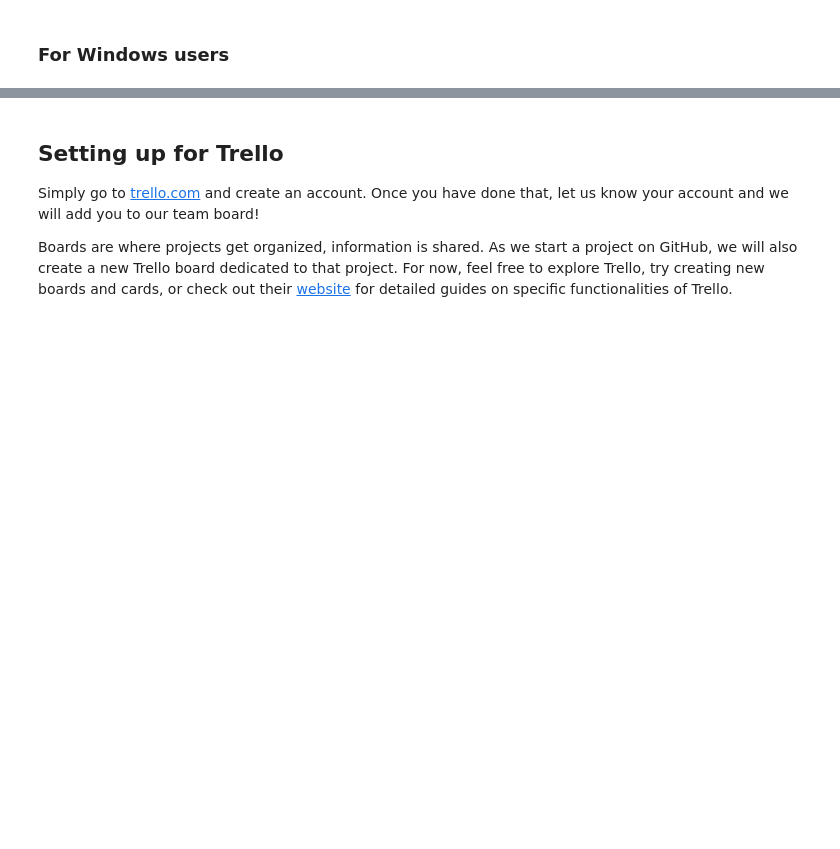
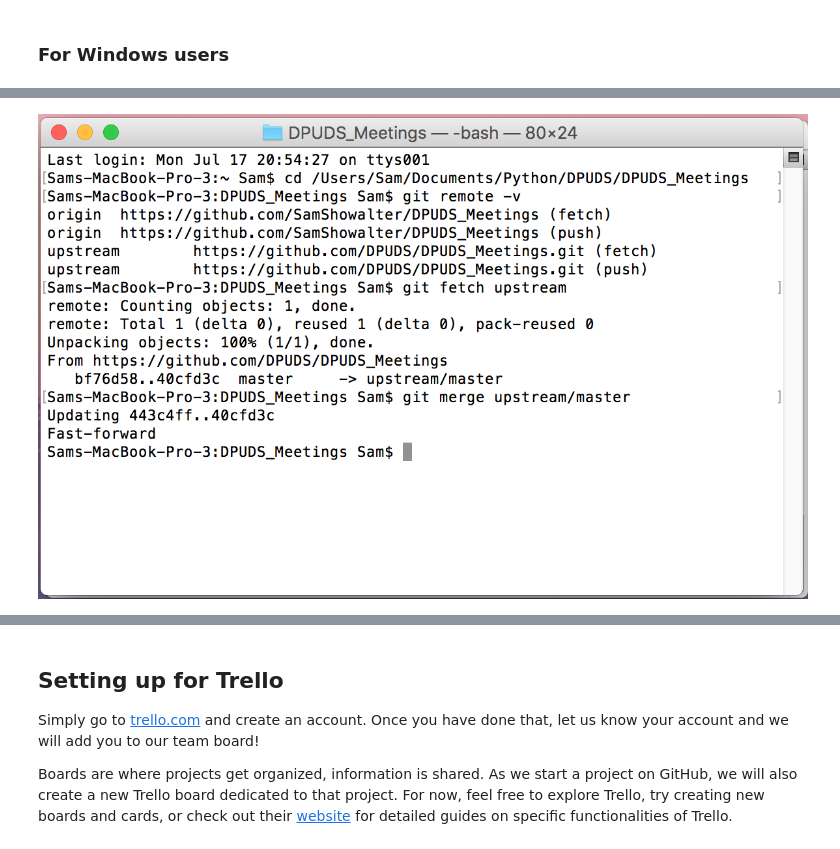
Before and after one commit to DPUDS/DPUDS_Meetings, a Jupyter notebook: Fall_2017/GitHub_Trello_Setup/GitHub_Trello_Setup.ipynb, the cells around one changed output, grey strips where cells are left out. Cells and saved outputs as stored; diff of their text form; code cells hidden in the pictures; blank space fills up the shorter version.

```diff
--- a/Fall_2017/GitHub_Trello_Setup/GitHub_Trello_Setup.ipynb
+++ b/Fall_2017/GitHub_Trello_Setup/GitHub_Trello_Setup.ipynb
@@ -109,0 +147,4 @@ Finally, run `git commit -m "[commit message]"` and `git push -u origin master`
+# %%
+Image(filename=('/Users/Sam/Documents/Python/Pictures/Git_setup/Git2.png'))
+# %% [output]
+[figure, added]
```
Also changed, not shown: parts of 38 cells of this notebook.
